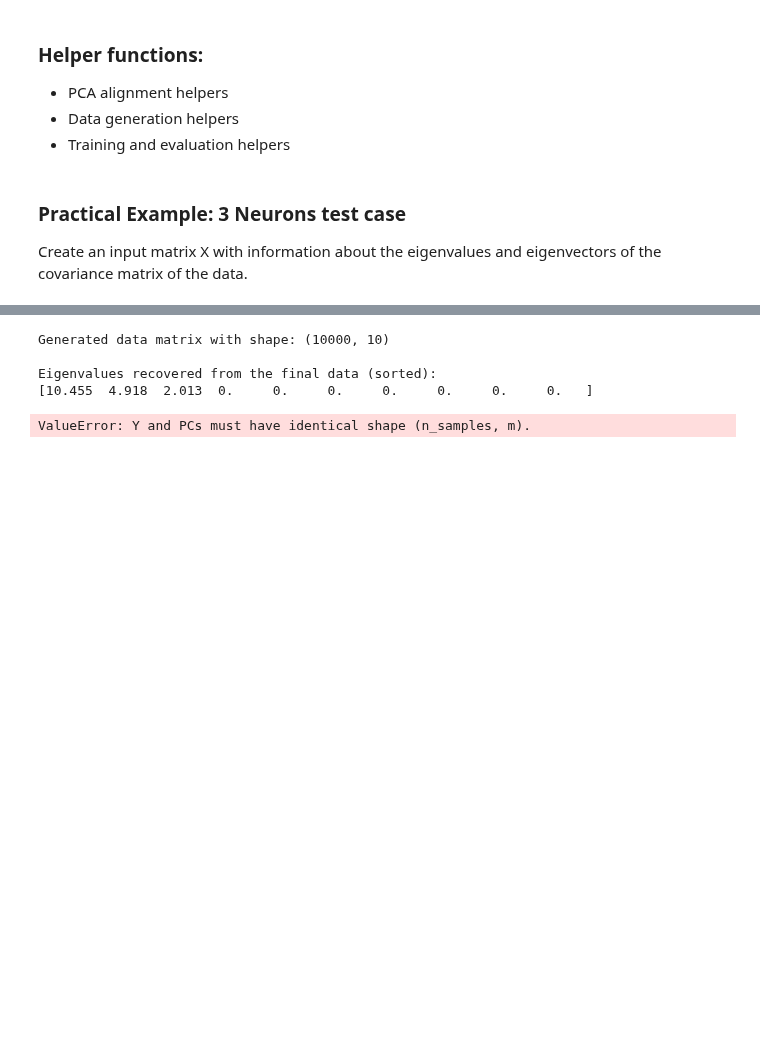
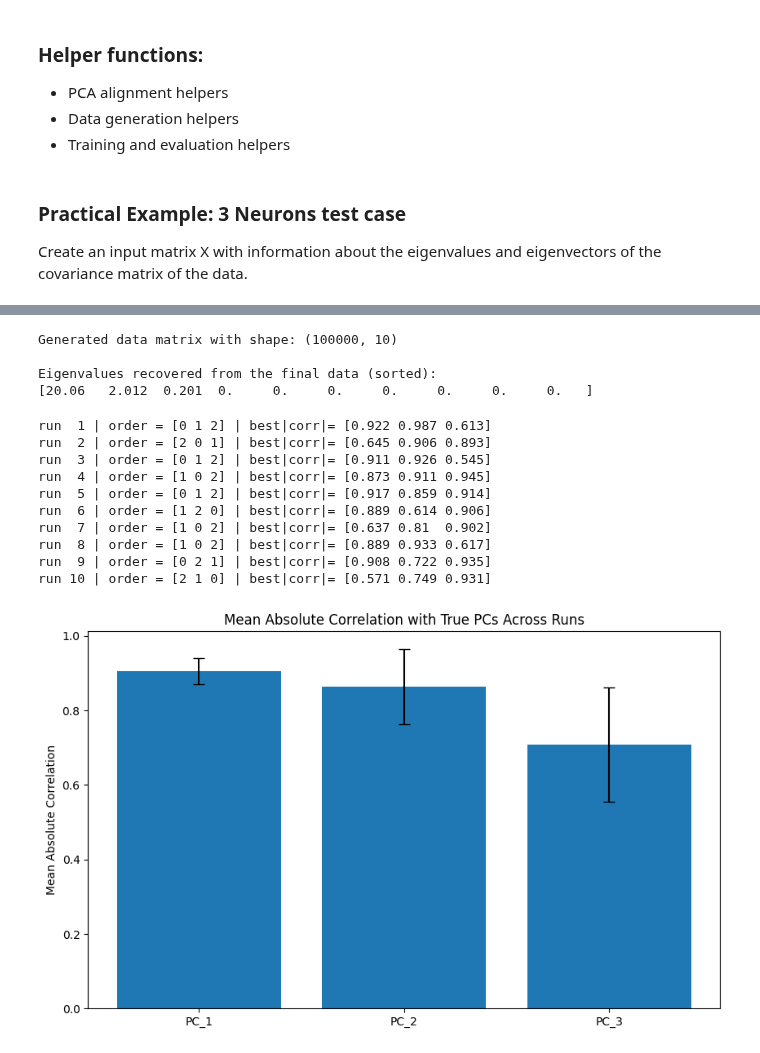
Before and after one commit to neuralalgorithms/representational-drift, a Jupyter notebook: leen_models.ipynb, the cells around one changed output, grey strips where cells are left out. Drawn from its saved outputs; the diff is of its cells as text; code cells hidden in the pictures; blank space fills up the shorter version.

```diff
--- a/leen_models.ipynb
+++ b/leen_models.ipynb
@@ -451,9 +451,11 @@ def true_pcs_rows(X, m):
     U, S, VT = np.linalg.svd(Xc, full_matrices=False)
     return VT[:m, :]  # rows are PCs
 
-def get_pc_scores(X, eigenvectors):
+def get_pc_scores(X, eigenvectors, m=None):
     Xc = X - X.mean(axis=0, keepdims=True)
     PC_scores = Xc @ eigenvectors
+    if m is not None:
+        PC_scores = PC_scores[:, :m]
     return PC_scores
 
 
@@ -651,7 +653,7 @@ def Y_aligned_training_testing(model, X, batch_size=1, alignment = "corr"):
     # post-training, re-compute outputs for all samples using the learned weights
     Y_output = model.transform(X)
     # get true PC scores
-    PC_scores = get_pc_scores(X, true_pcs_rows(X, model.d))
+    PC_scores = get_pc_scores(X, true_pcs_rows(X, model.d), m=model.m)
     order, similarity, _, _ = best_match_align_timeseries(Y_output, PC_scores, metric=alignment)
     # print(f"order = {order} | best|corr|= {np.round(similarity,3)}")
     return order, similarity
@@ -764,7 +766,7 @@ eigenvalues: [16.49659482  1.50902954  0.35238642], eigenvectors: [[-0.87177201
 # --- Step 1: Define the desired data structure ---
 input_dimension = 10
 num_principal_components = 3
-principal_eigenvalues = [10.0, 5.0, 2.0] # The "strength" of our 3 PCs
+principal_eigenvalues = [20.0, 2.0, 0.2] # The "strength" of our 3 PCs
 
 # --- Create the full 10D eigenvalue vector ---
 # Start with a vector of small noise values
@@ -781,7 +783,7 @@ low_rank_cov_matrix = generate_covariance_matrix(
 )
 
 # --- Step 2: Generate the samples ---
-num_samples = 10000
+num_samples = 100000
 mean_vector = np.zeros(input_dimension) # As in your generate_samples function
 
 # --- Use the logic from inside your generate_samples function ---
@@ -805,10 +807,10 @@ recovered_eigenvalues = np.round(np.linalg.eigvalsh(sample_cov),3)
 print("\nEigenvalues recovered from the final data (sorted):")
 print(np.sort(recovered_eigenvalues)[::-1])
 # %% [output]
-Generated data matrix with shape: (10000, 10)
+Generated data matrix with shape: (100000, 10)
 
 Eigenvalues recovered from the final data (sorted):
-[10.455  4.918  2.013  0.     0.     0.     0.     0.     0.     0.   ]
+[20.06   2.012  0.201  0.     0.     0.     0.     0.     0.     0.   ]
 # %%
 # 3.1 Complete mode
 model = LeenCompletePCA(d, m, eta_w=1e-5, eta_q=9e-4, C=2.0,
@@ -834,35 +836,45 @@ model_paras = {
 # %%
 runs = 10
 
 df_best_corr = pd.DataFrame(data=np.full((runs, model_paras['output_dim'] ), np.nan),
                             columns=[f"PC_{i+1}" for i in range(model_paras['output_dim'])],
                             index=[f"run_{i+1}" for i in range(runs)])
 X = samples
 
 for run in range(runs):
-    model = LeenCompletePCA(10, m, eta_w=1e-6, eta_q=9e-4, C=2.0,
+    model = LeenCompletePCA(10, m, eta_w=1e-6, eta_q=1e-2, C=2.0,
                        ema_alpha=0.1, symmetrize_q=True, seed=None, settling_steps=10, noise_level=0.01)
     order, similarity = Y_aligned_training_testing(model, X, batch_size=1, alignment = "corr")
     # based on the order, sort the similarity to match PC order
     combined_lists = zip(order, similarity)
     # Sort the pairs based on PC_orders
     sorted_combined_lists = sorted(combined_lists)
     # Unzip the sorted pairs
     _, ordered_similarity = zip(*sorted_combined_lists)
     df_best_corr.iloc[run, :] = ordered_similarity
     print(f"run {run+1:2d} | order = {order} | best|corr|= {np.round(similarity,3)}")
 
 # plot the bar graph with error bars of mean and std based on df_best_corr
 means = df_best_corr.mean(axis=0)
 stds = df_best_corr.std(axis=0)
 plt.figure(figsize=(10, 6))
 plt.bar(means.index, means.values, yerr=stds.values, capsize=5)
 # plt.ylim(0, 1.1)
 plt.ylabel('Mean Absolute Correlation')
 plt.title('Mean Absolute Correlation with True PCs Across Runs')
 plt.show()
 # %% [output]
-ValueError: Y and PCs must have identical shape (n_samples, m).
+run  1 | order = [0 1 2] | best|corr|= [0.922 0.987 0.613]
+run  2 | order = [2 0 1] | best|corr|= [0.645 0.906 0.893]
+run  3 | order = [0 1 2] | best|corr|= [0.911 0.926 0.545]
+run  4 | order = [1 0 2] | best|corr|= [0.873 0.911 0.945]
+run  5 | order = [0 1 2] | best|corr|= [0.917 0.859 0.914]
+run  6 | order = [1 2 0] | best|corr|= [0.889 0.614 0.906]
+run  7 | order = [1 0 2] | best|corr|= [0.637 0.81  0.902]
+run  8 | order = [1 0 2] | best|corr|= [0.889 0.933 0.617]
+run  9 | order = [0 2 1] | best|corr|= [0.908 0.722 0.935]
+run 10 | order = [2 1 0] | best|corr|= [0.571 0.749 0.931]
+[figure, added]
 # %%
 ### 3.3 Minimal mode
 # model = LeenMinimalPCA(d, m, eta_w=2e-3, eta_q=1.5e-1, C=1.8,
```
Also changed, not shown: parts of 1 cell of this notebook.
